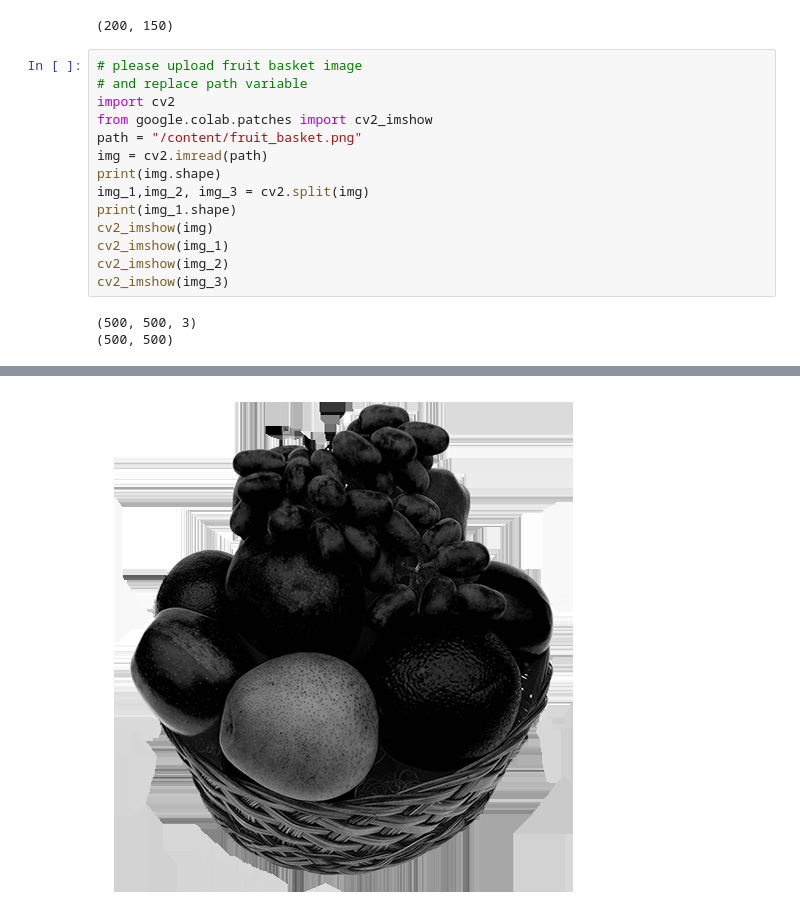
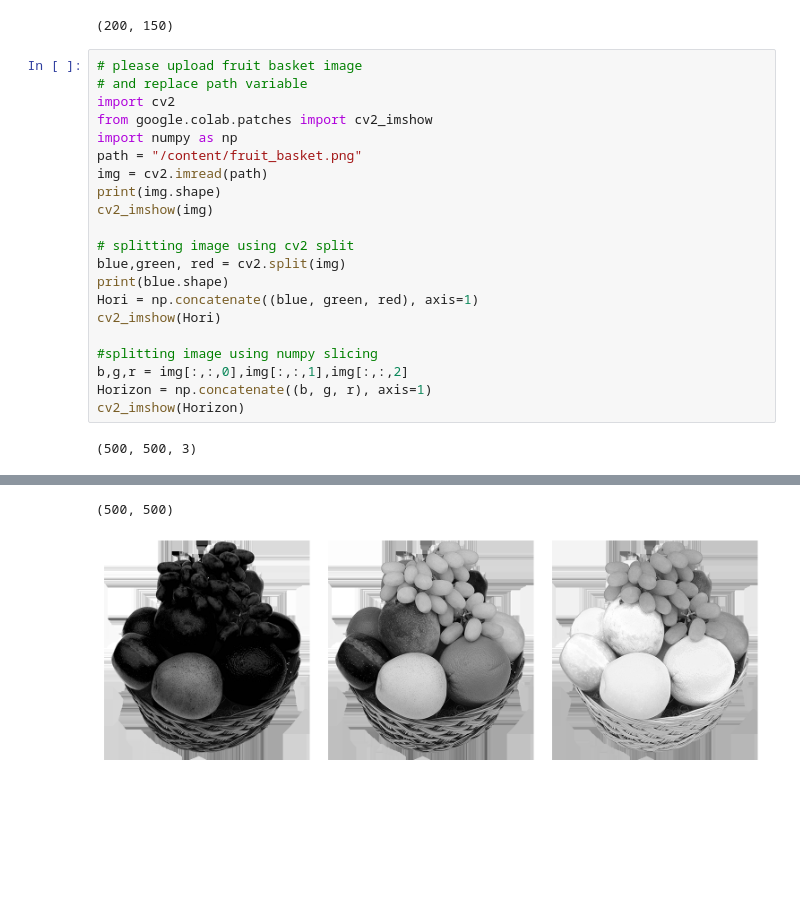
Before and after one commit to sagarjain2030/Udacity_CV_Course, a Jupyter notebook: 2AL1_Images_as_Functions/2A_L1_Image_As_Function.ipynb, the cells around one changed output, grey strips where cells are left out. Cells and saved outputs as stored; diff of their text form; blank space fills up the shorter version.

Commit message:
Updating 2AL1 till 22 updated
splitting images using
1. cv2 split
2. numpy slicing.

```diff
--- a/2AL1_Images_as_Functions/2A_L1_Image_As_Function.ipynb
+++ b/2AL1_Images_as_Functions/2A_L1_Image_As_Function.ipynb
@@ -91,19 +91,26 @@ print(cropped.shape)
 # %%
 # please upload fruit basket image
 # and replace path variable
 import cv2
 from google.colab.patches import cv2_imshow
+import numpy as np
 path = "/content/fruit_basket.png"
 img = cv2.imread(path)
 print(img.shape)
-img_1,img_2, img_3 = cv2.split(img)
-print(img_1.shape)
 cv2_imshow(img)
-cv2_imshow(img_1)
-cv2_imshow(img_2)
-cv2_imshow(img_3)
+
+# splitting image using cv2 split
+blue,green, red = cv2.split(img)
+print(blue.shape)
+Hori = np.concatenate((blue, green, red), axis=1)
+cv2_imshow(Hori)
+
+#splitting image using numpy slicing
+b,g,r = img[:,:,0],img[:,:,1],img[:,:,2]
+Horizon = np.concatenate((b, g, r), axis=1)
+cv2_imshow(Horizon)
 # %% [output]
 (500, 500, 3)
-(500, 500)
 [figure]
+(500, 500)
-[figure, old version]
+[figure, new version]
```
Also changed, not shown: parts of 1 cell of this notebook.
